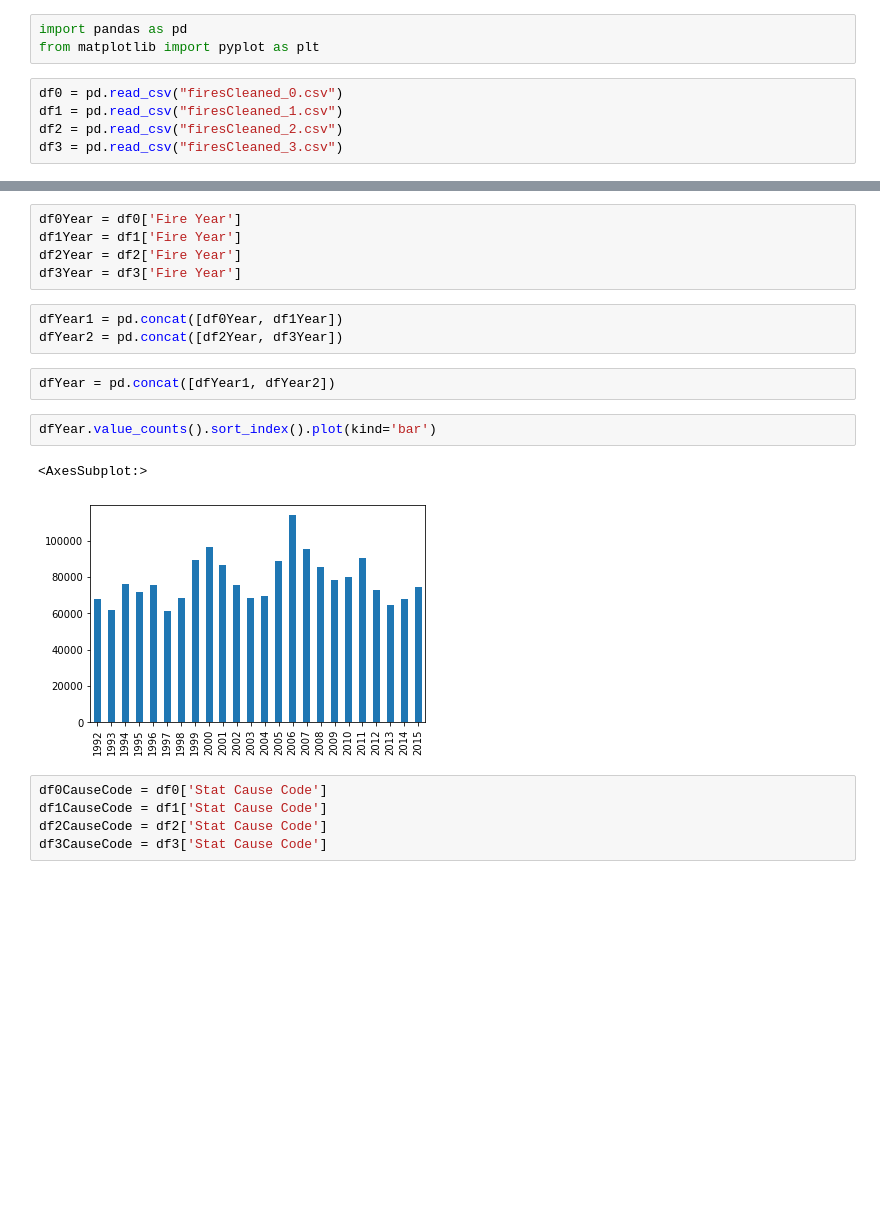
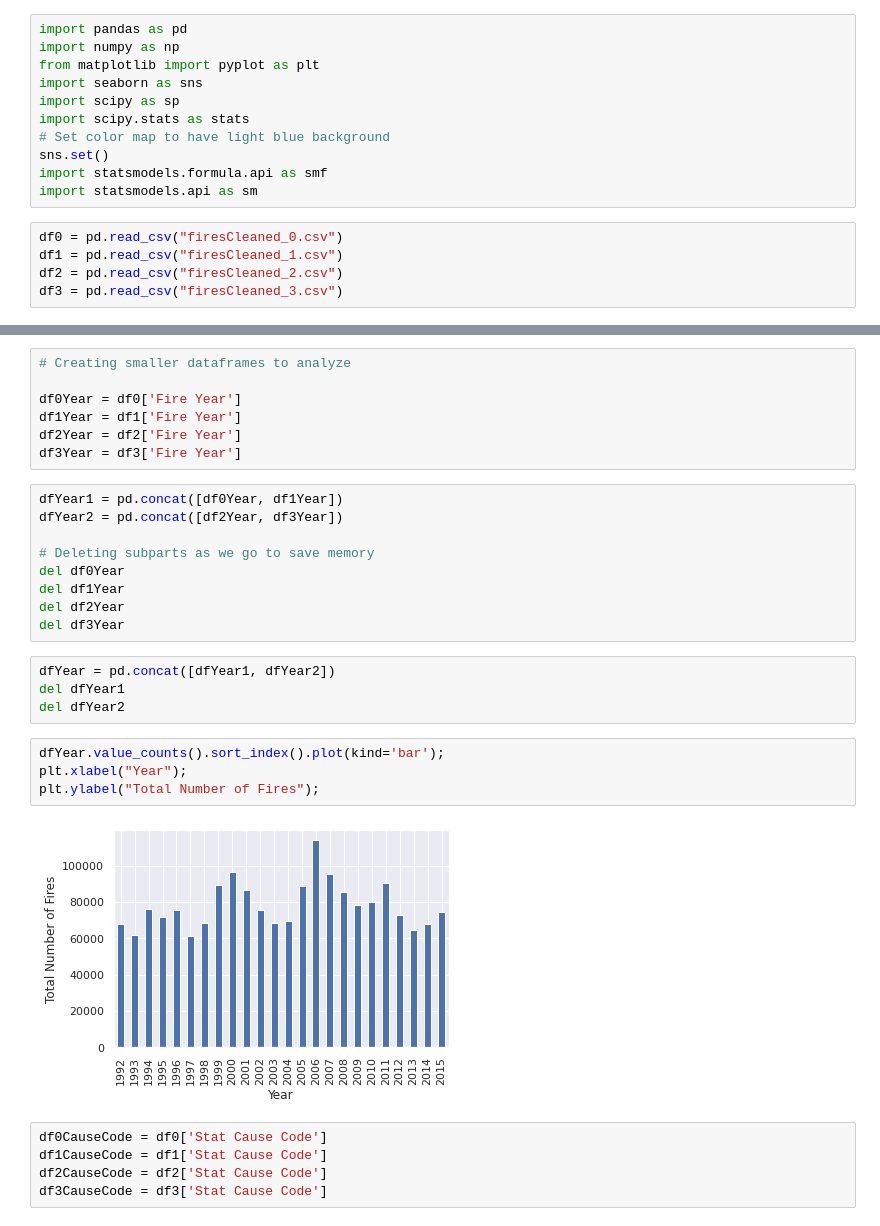
Before and after one commit to rodu4835/CSPB4502_ProjectWildfire, a Jupyter notebook: wildfireCSV.ipynb, the cells around one changed output, grey strips where cells are left out. Cells and saved outputs as stored; diff of their text form; blank space fills up the shorter version.

Commit message:
Adding visualizations

```diff
--- a/wildfireCSV.ipynb
+++ b/wildfireCSV.ipynb
@@ -1,6 +4,14 @@
 # %%
 import pandas as pd
+import numpy as np
 from matplotlib import pyplot as plt
+import seaborn as sns
+import scipy as sp
+import scipy.stats as stats
+# Set color map to have light blue background
+sns.set()
+import statsmodels.formula.api as smf
+import statsmodels.api as sm
 # %%
 df0 = pd.read_csv("firesCleaned_0.csv")
 df1 = pd.read_csv("firesCleaned_1.csv")
@@ -9,4 +37,6 @@ df3 = pd.read_csv("firesCleaned_3.csv")
 # %%
+# Creating smaller dataframes to analyze
+
 df0Year = df0['Fire Year']
 df1Year = df1['Fire Year']
 df2Year = df2['Fire Year']
@@ -14,13 +44,22 @@ df3Year = df3['Fire Year']
 # %%
 dfYear1 = pd.concat([df0Year, df1Year])
 dfYear2 = pd.concat([df2Year, df3Year])
+
+# Deleting subparts as we go to save memory
+del df0Year
+del df1Year
+del df2Year
+del df3Year
 # %%
 dfYear = pd.concat([dfYear1, dfYear2])
+del dfYear1
+del dfYear2
 # %%
-dfYear.value_counts().sort_index().plot(kind='bar')
+dfYear.value_counts().sort_index().plot(kind='bar');
+plt.xlabel("Year");
+plt.ylabel("Total Number of Fires");
 # %% [output]
-<AxesSubplot:>
-[figure, old version]
+[figure, new version]
 # %%
 df0CauseCode = df0['Stat Cause Code']
 df1CauseCode = df1['Stat Cause Code']
```
Also changed, not shown: parts of 10 cells of this notebook.
